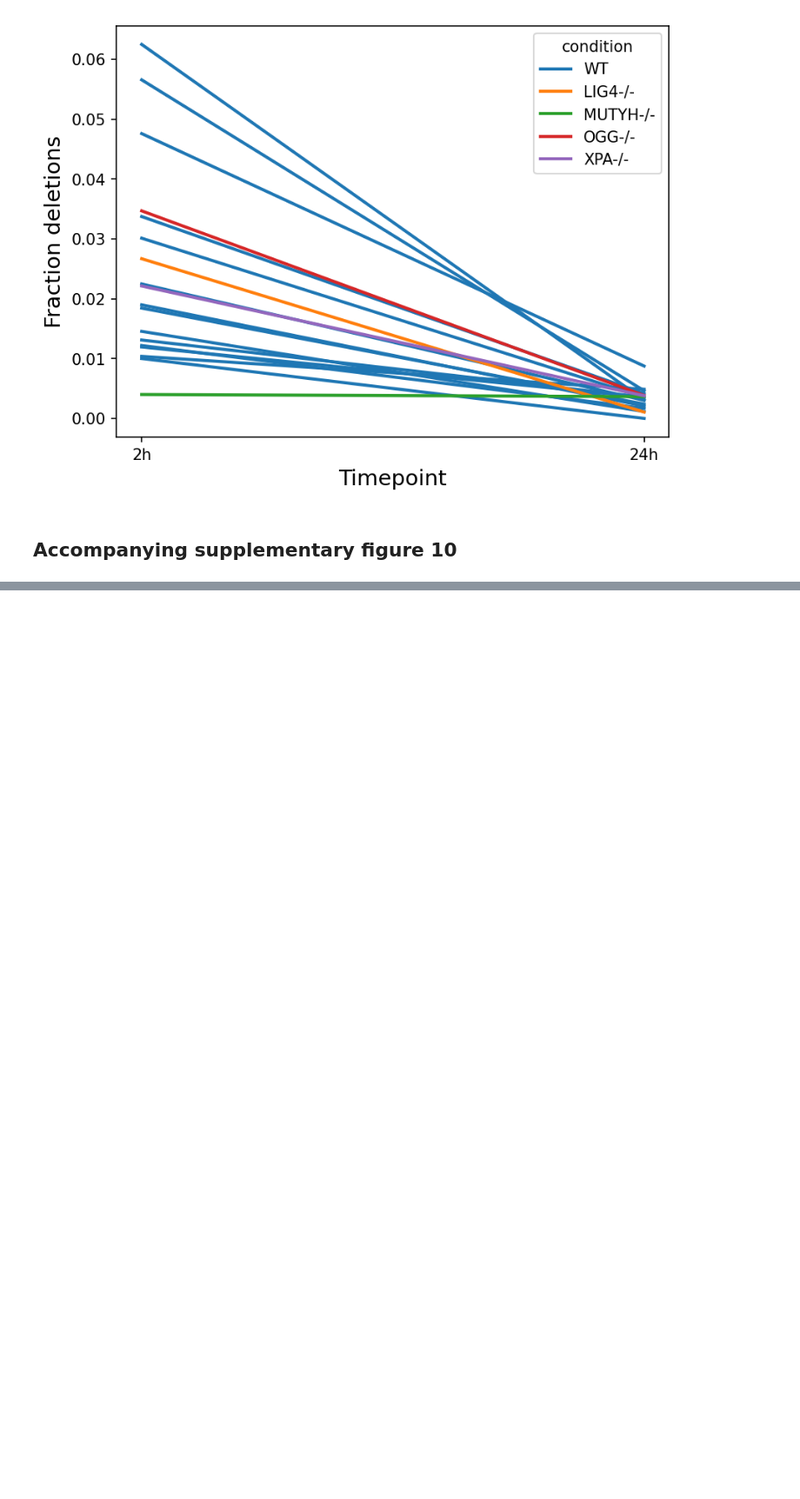
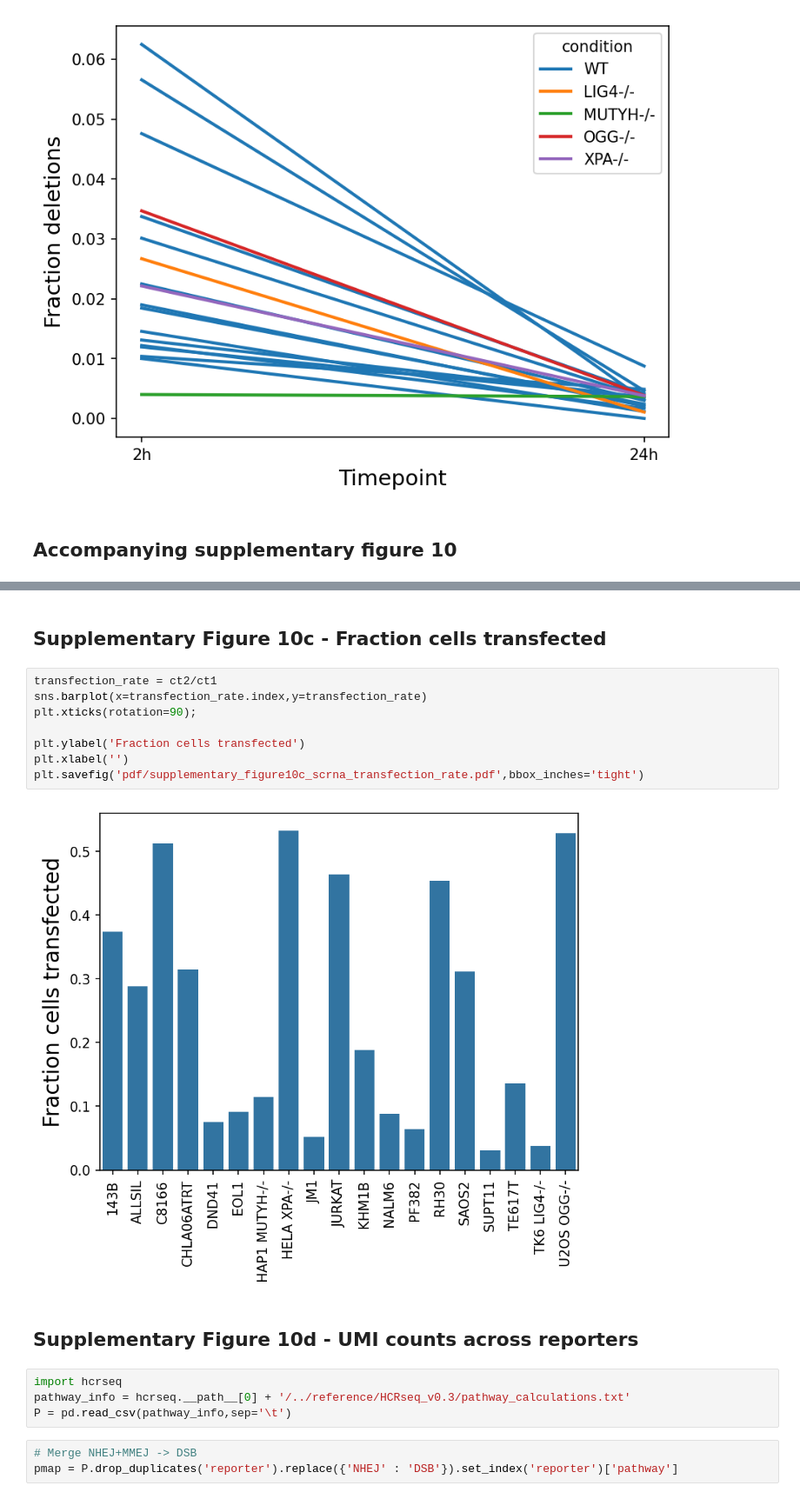
Before and after one commit to getzlab/HCRseq_manuscript_2026, a Jupyter notebook: figures/Figure5.ipynb, the cells around one changed output, grey strips where cells are left out. Shown at 87% size. Cells and saved outputs as stored; diff of their text form; blank space fills up the shorter version.

```diff
--- a/figures/Figure5.ipynb
+++ b/figures/Figure5.ipynb
@@ -232,0 +302,21 @@ plt.savefig('pdf/figure5h_scrna_ber_deletions.pdf')
+# %% [markdown]
+## Supplementary Figure 10c - Fraction cells transfected
+# %%
+transfection_rate = ct2/ct1
+sns.barplot(x=transfection_rate.index,y=transfection_rate)
+plt.xticks(rotation=90);
+
+plt.ylabel('Fraction cells transfected')
+plt.xlabel('')
+plt.savefig('pdf/supplementary_figure10c_scrna_transfection_rate.pdf',bbox_inches='tight')
+# %% [output]
+[figure, added]
+# %% [markdown]
+## Supplementary Figure 10d - UMI counts across reporters
+# %%
+import hcrseq
+pathway_info = hcrseq.__path__[0] + '/../reference/HCRseq_v0.3/pathway_calculations.txt'
+P = pd.read_csv(pathway_info,sep='\t')
+# %%
+# Merge NHEJ+MMEJ -> DSB
+pmap = P.drop_duplicates('reporter').replace({'NHEJ' : 'DSB'}).set_index('reporter')['pathway']
```
Also changed, not shown: parts of 25 cells of this notebook, 6 other files.
